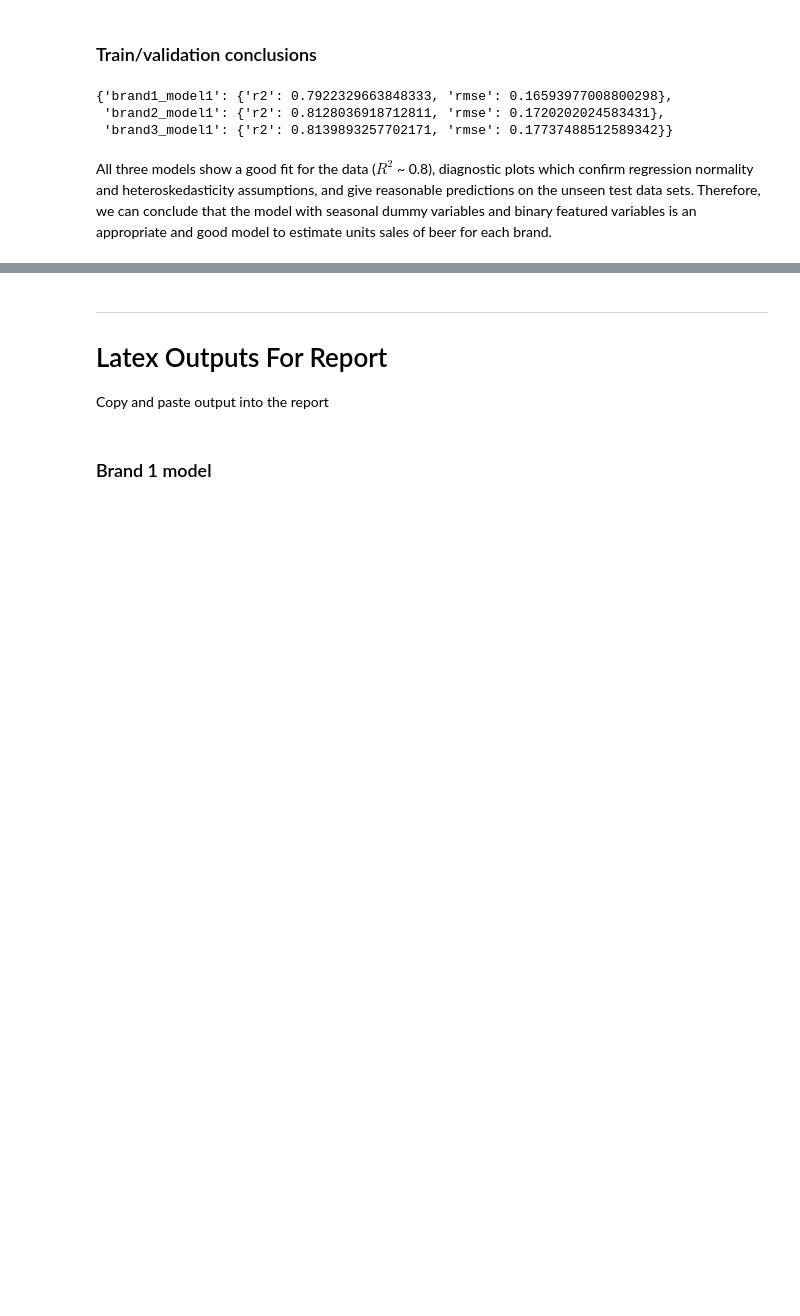
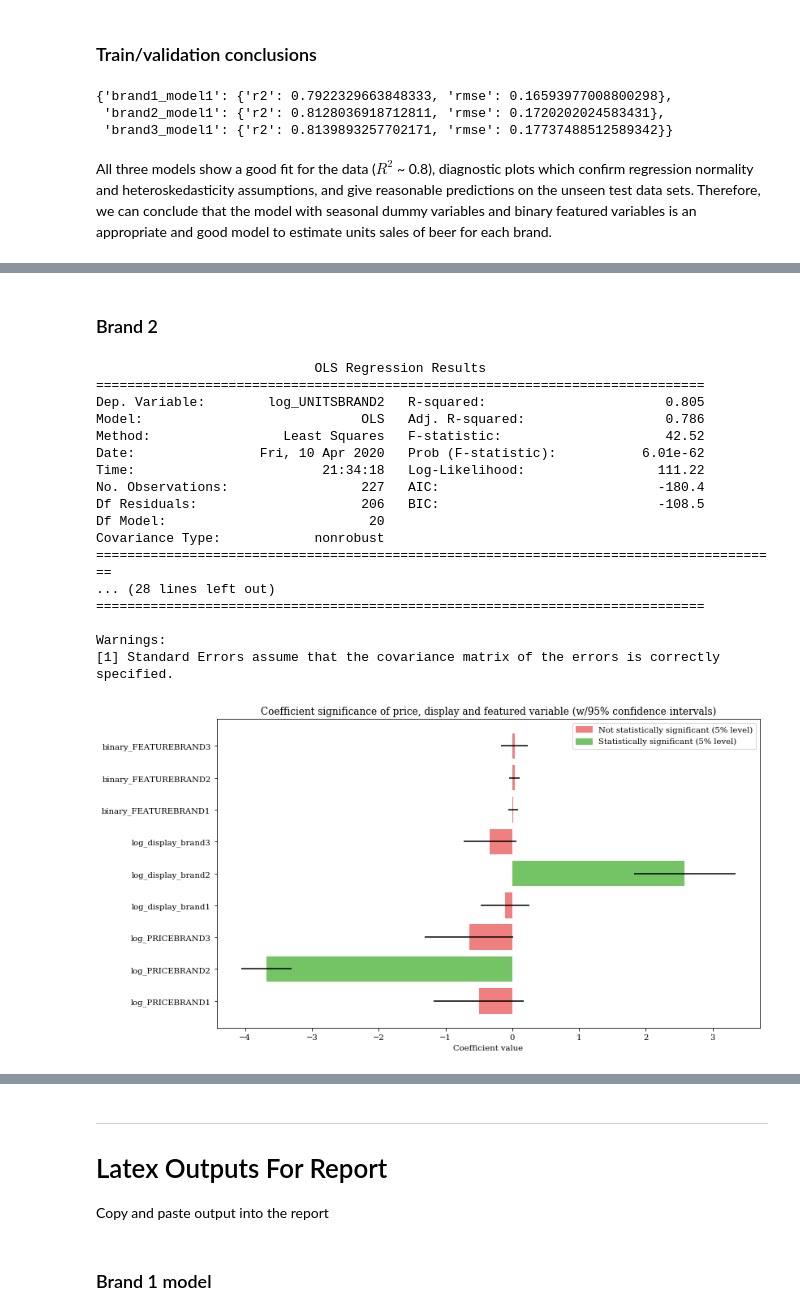
Before and after one commit to julian-west/marketing-resource-allocation, a Jupyter notebook: notebooks/01_regression_modelling.ipynb, the cells around one changed output, grey strips where cells are left out. Saved outputs shown, nothing was run; the diff lists cells and outputs as text; code cells hidden in the pictures; blank space fills up the shorter version.

```diff
--- a/report/notebooks/01_regression_modelling.ipynb
+++ b/notebooks/01_regression_modelling.ipynb
@@ -505,0 +555,31 @@ Only `binary_FEATUREBRAND1` is statistically significant for the `FEATURE` varia
+# %% [markdown]
+### Brand 2
+# %%
+#save result to results dictionary
+final_model_results['brand2'] = {}
+final_model_results['brand2']['r2'] = brand2_modelfinal.rsquared
+
+print(brand2_modelfinal.summary())
+print("\n"*2)
+plot_coef_conf_int(brand2_modelfinal)
+plt.savefig(f"{VISUALISATION_FOLDER}/brand2_modelfinal_significance.png")
+plt.show()
+# %% [output]
+                            OLS Regression Results
+==============================================================================
+Dep. Variable:        log_UNITSBRAND2   R-squared:                       0.805
+Model:                            OLS   Adj. R-squared:                  0.786
+Method:                 Least Squares   F-statistic:                     42.52
+Date:                Fri, 10 Apr 2020   Prob (F-statistic):           6.01e-62
+Time:                        21:34:18   Log-Likelihood:                 111.22
+No. Observations:                 227   AIC:                            -180.4
+Df Residuals:                     206   BIC:                            -108.5
+Df Model:                          20
+Covariance Type:            nonrobust
+========================================================================================
+... (28 lines left out)
+==============================================================================
+
+Warnings:
+[1] Standard Errors assume that the covariance matrix of the errors is correctly specified.
+[figure, added]
```
Also changed, not shown: parts of 17 cells of this notebook, 17 other files.
